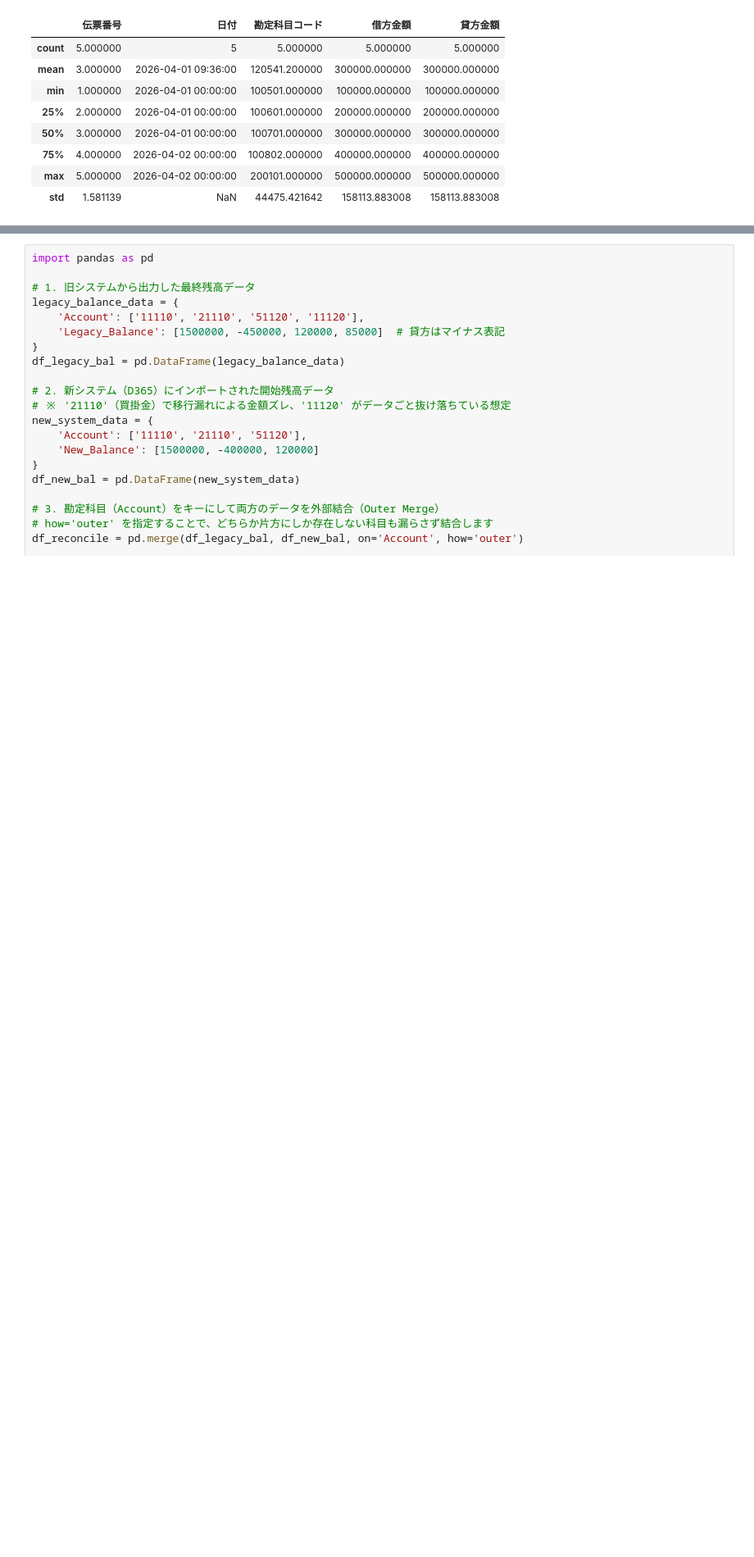
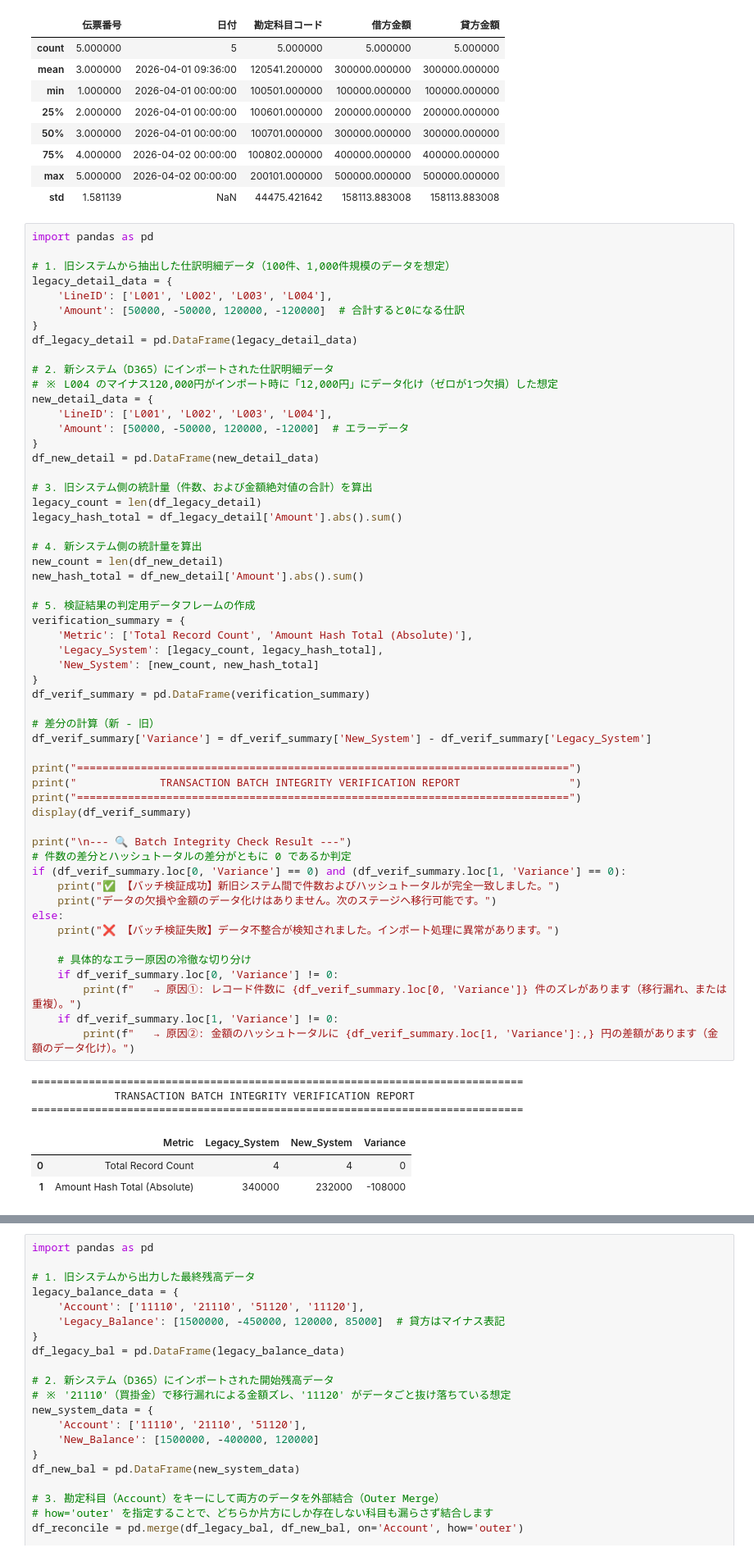
Before and after one commit to KojiKaiwa/D365-Finance-Automation, a Jupyter notebook: D365_Data_Processing.ipynb, the cells around one changed output, grey strips where cells are left out. Shown at 82% size. Drawn from its saved outputs; the diff is of its cells as text; blank space fills up the shorter version.

```diff
--- a/D365_Data_Processing.ipynb
+++ b/D365_Data_Processing.ipynb
@@ -31,3 +31,65 @@ display(df.describe())
 | 75% | 4.000000 | 2026-04-02 00:00:00 | 100802.000000 | 400000.000000 | 400000.000000 |
 | max | 5.000000 | 2026-04-02 00:00:00 | 200101.000000 | 500000.000000 | 500000.000000 |
 | std | 1.581139 | NaN | 44475.421642 | 158113.883008 | 158113.883008 |
+# %%
+import pandas as pd
+
+# 1. 旧システムから抽出した仕訳明細データ（100件、1,000件規模のデータを想定）
+legacy_detail_data = {
+    'LineID': ['L001', 'L002', 'L003', 'L004'],
+    'Amount': [50000, -50000, 120000, -120000]  # 合計すると0になる仕訳
+}
+df_legacy_detail = pd.DataFrame(legacy_detail_data)
+
+# 2. 新システム（D365）にインポートされた仕訳明細データ
+# ※ L004 のマイナス120,000円がインポート時に「12,000円」にデータ化け（ゼロが1つ欠損）した想定
+new_detail_data = {
+    'LineID': ['L001', 'L002', 'L003', 'L004'],
+    'Amount': [50000, -50000, 120000, -12000]  # エラーデータ
+}
+df_new_detail = pd.DataFrame(new_detail_data)
+
+# 3. 旧システム側の統計量（件数、および金額絶対値の合計）を算出
+legacy_count = len(df_legacy_detail)
+legacy_hash_total = df_legacy_detail['Amount'].abs().sum()
+
+# 4. 新システム側の統計量を算出
+new_count = len(df_new_detail)
+new_hash_total = df_new_detail['Amount'].abs().sum()
+
+# 5. 検証結果の判定用データフレームの作成
+verification_summary = {
+    'Metric': ['Total Record Count', 'Amount Hash Total (Absolute)'],
+    'Legacy_System': [legacy_count, legacy_hash_total],
+    'New_System': [new_count, new_hash_total]
+}
+df_verif_summary = pd.DataFrame(verification_summary)
+
+# 差分の計算（新 - 旧）
+df_verif_summary['Variance'] = df_verif_summary['New_System'] - df_verif_summary['Legacy_System']
+
+print("=============================================================================")
+print("             TRANSACTION BATCH INTEGRITY VERIFICATION REPORT                 ")
+print("=============================================================================")
+display(df_verif_summary)
+
+print("\n--- 🔍 Batch Integrity Check Result ---")
+# 件数の差分とハッシュトータルの差分がともに 0 であるか判定
+if (df_verif_summary.loc[0, 'Variance'] == 0) and (df_verif_summary.loc[1, 'Variance'] == 0):
+    print("✅ 【バッチ検証成功】新旧システム間で件数およびハッシュトータルが完全一致しました。")
+    print("データの欠損や金額のデータ化けはありません。次のステージへ移行可能です。")
+else:
+    print("❌ 【バッチ検証失敗】データ不整合が検知されました。インポート処理に異常があります。")
+
+    # 具体的なエラー原因の冷徹な切り分け
+    if df_verif_summary.loc[0, 'Variance'] != 0:
+        print(f"   → 原因①: レコード件数に {df_verif_summary.loc[0, 'Variance']} 件のズレがあります（移行漏れ、または重複）。")
+    if df_verif_summary.loc[1, 'Variance'] != 0:
+        print(f"   → 原因②: 金額のハッシュトータルに {df_verif_summary.loc[1, 'Variance']:,} 円の差額があります（金額のデータ化け）。")
+# %% [output]
+=============================================================================
+             TRANSACTION BATCH INTEGRITY VERIFICATION REPORT
+=============================================================================
+|  | Metric | Legacy_System | New_System | Variance |
+| 0 | Total Record Count | 4 | 4 | 0 |
+| 1 | Amount Hash Total (Absolute) | 340000 | 232000 | -108000 |
```
Also changed, not shown: parts of 2 cells of this notebook.
